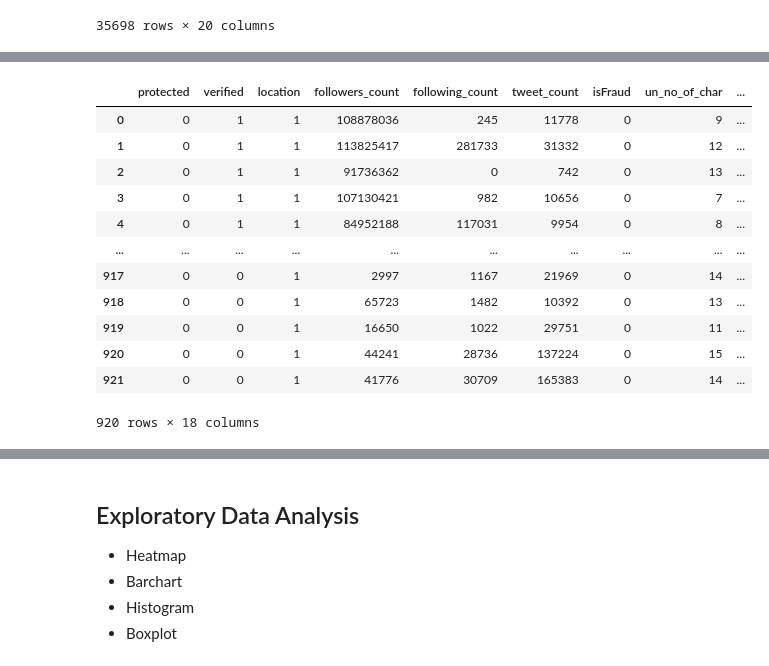
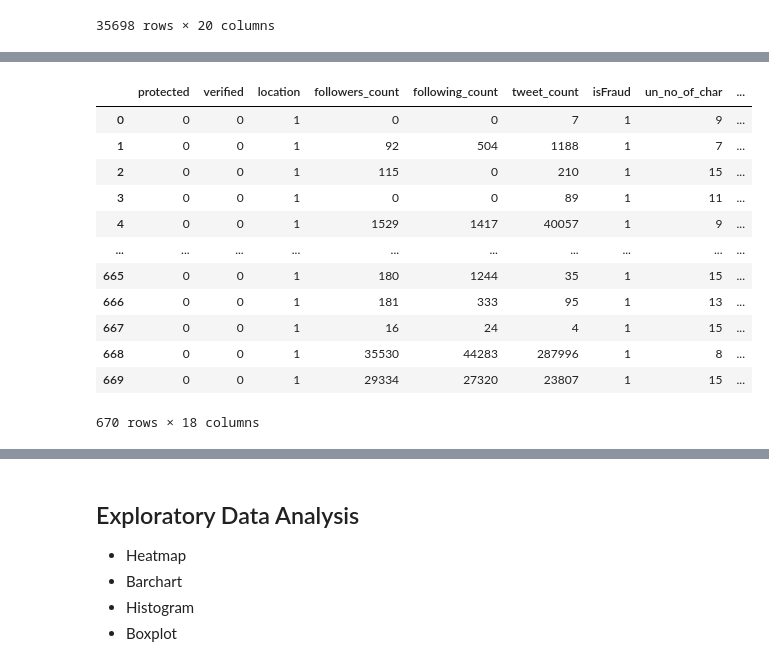
Before and after one commit to ShyamalSankar/BT4012, a Jupyter notebook: ETL + EDA (Features)/ETL + EDA (Features).ipynb, the cells around one changed output, grey strips where cells are left out. Saved outputs shown, nothing was run; the diff lists cells and outputs as text; code cells hidden in the pictures.

```diff
--- a/ETL + EDA (Features)/ETL + EDA (Features).ipynb
+++ b/ETL + EDA (Features)/ETL + EDA (Features).ipynb
@@ -25,8 +25,9 @@ from bs4 import BeautifulSoup
 warnings.filterwarnings("ignore")
 pd.set_option("display.max_columns", None)
 # %%
-df_tweets = pd.read_csv("../Dataset/Features/others_dataset.csv")
-df_celeb = pd.read_csv("../Dataset/Features/celeb_crawled.csv")
+df_tweets = pd.read_csv("others_dataset.csv")
+df_celeb = pd.read_csv("celeb_crawled.csv")
+df_bot = pd.read_csv("bots_crawled.csv")
 # %%
 df_tweets
 # %% [output]
@@ -85,6 +86,13 @@ def time(df):
     # df["created_time"] = df["created_at"].apply(lambda x : datetime.strptime(x, '%Y-%m-%dT%H:%M:%S.%f%z').date())
     # d1 = date(2022, 10, 8) # date we extracted these data
     df["account_age_in_days"] = df["created_at"].apply(lambda x : (date(2022, 10, 8) - datetime.strptime(x, '%Y-%m-%dT%H:%M:%S.%f%z').date()).days)
+    df["average_tweets_per_day"] = df["tweet_count"]/df["account_age_in_days"]
+    return df
+
+def time_bot(df):
+    # df["created_time"] = df["created_at"].apply(lambda x : datetime.strptime(x, '%Y-%m-%dT%H:%M:%S.%f%z').date())
+    # d1 = date(2022, 10, 8) # date we extracted these data
+    df["account_age_in_days"] = df["created_at"].apply(lambda x : (date(2022, 11, 15) - datetime.strptime(x, '%Y-%m-%dT%H:%M:%S.%f%z').date()).days)
     df["average_tweets_per_day"] = df["tweet_count"]/df["account_age_in_days"]
     return df
 
@@ -162,36 +170,31 @@ for var in int_var:
     df_tweets[var] = df_tweets[var].astype(int)
 # %%
 #df_tweets = time(df_tweets)
-df_celeb = account_type(df_celeb)
-df_celeb = username(df_celeb)
-df_celeb = name(df_celeb)
-df_celeb = description(df_celeb)
-df_celeb = location(df_celeb)
-df_celeb = time(df_celeb)
+df_bot["account_type"] = "bot"
+df_bot = account_type(df_bot)
+df_bot = username(df_bot)
+df_bot = name(df_bot)
+df_bot = description(df_bot)
+df_bot = location(df_bot)
+df_bot = time_bot(df_bot)
 # date = DateTransformer().fit_transform(df_tweets['created_at'])
 # date.head(10)
-
-pv_var = ["verified", "protected"]
-
-for var in pv_var:
-    df_celeb[var] = df_celeb[var].apply(convert_PV)
 
 boolean_var = ["verified", "location", "un_special_char", "un_uppercase",
                "name_special_char", "name_uppercase", "des_external_links",
                "has_description", "protected"]
 
 for var in boolean_var:
-    df_celeb[var] = df_celeb[var].apply(convert_TF)
+    df_bot[var] = df_bot[var].apply(convert_TF)
 
 int_var = ["followers_count", "following_count", "tweet_count"]
 
 for var in int_var:
-    df_celeb[var] = df_celeb[var].astype(int)
-
-df_celeb = df_celeb[df_celeb["followers_count"] != 0]
+    df_bot[var] = df_bot[var].astype(int)
 # %%
 new_df_tweets = df_tweets.drop(columns=["id", "created_at", "name", "username", "description", "url"])
-new_df_celeb = df_celeb.drop(columns=["id", "created_at", "name", "username", "description", "Unnamed: 0", "account_type", "average_tweets_per_day"])
+# new_df_celeb = df_celeb.drop(columns=["id", "created_at", "name", "username", "description", "Unnamed: 0", "account_type", "average_tweets_per_day"])
+new_df_bot = df_bot.drop(columns=["id", "created_at", "name", "username", "description", "Unnamed: 0", "account_type", "average_tweets_per_day"])
 # new_df_tweets = new_df_tweets.drop(columns=["tweet_count", "account_age_in_days"])
 # %%
 saved_df_tweets = new_df_tweets.drop(columns=["account_type"])
@@ -224,19 +227,19 @@ saved_df_tweets.describe()
 | 75% | 0.000000 | 0.000000 | 1.000000 | 1.058400e+04 | 9.440000e+02 | 1.904075e+04 | 1.000000 | 13.000000 | ... |
 | max | 1.000000 | 1.000000 | 1.000000 | 1.334895e+08 | 4.099498e+06 | 2.935091e+06 | 1.000000 | 15.000000 | ... |
 # %%
-new_df_celeb
+new_df_bot
 # %% [output]
 |  | protected | verified | location | followers_count | following_count | tweet_count | isFraud | un_no_of_char | ... |
-| 0 | 0 | 1 | 1 | 108878036 | 245 | 11778 | 0 | 9 | ... |
-| 1 | 0 | 1 | 1 | 113825417 | 281733 | 31332 | 0 | 12 | ... |
-| 2 | 0 | 1 | 1 | 91736362 | 0 | 742 | 0 | 13 | ... |
-| 3 | 0 | 1 | 1 | 107130421 | 982 | 10656 | 0 | 7 | ... |
-| 4 | 0 | 1 | 1 | 84952188 | 117031 | 9954 | 0 | 8 | ... |
+| 0 | 0 | 0 | 1 | 0 | 0 | 7 | 1 | 9 | ... |
+| 1 | 0 | 0 | 1 | 92 | 504 | 1188 | 1 | 7 | ... |
+| 2 | 0 | 0 | 1 | 115 | 0 | 210 | 1 | 15 | ... |
+| 3 | 0 | 0 | 1 | 0 | 0 | 89 | 1 | 11 | ... |
+| 4 | 0 | 0 | 1 | 1529 | 1417 | 40057 | 1 | 9 | ... |
 | ... | ... | ... | ... | ... | ... | ... | ... | ... | ... |
-| 917 | 0 | 0 | 1 | 2997 | 1167 | 21969 | 0 | 14 | ... |
-| 918 | 0 | 0 | 1 | 65723 | 1482 | 10392 | 0 | 13 | ... |
-| 919 | 0 | 0 | 1 | 16650 | 1022 | 29751 | 0 | 11 | ... |
-| 920 | 0 | 0 | 1 | 44241 | 28736 | 137224 | 0 | 15 | ... |
-| 921 | 0 | 0 | 1 | 41776 | 30709 | 165383 | 0 | 14 | ... |
+| 665 | 0 | 0 | 1 | 180 | 1244 | 35 | 1 | 15 | ... |
+| 666 | 0 | 0 | 1 | 181 | 333 | 95 | 1 | 13 | ... |
+| 667 | 0 | 0 | 1 | 16 | 24 | 4 | 1 | 15 | ... |
+| 668 | 0 | 0 | 1 | 35530 | 44283 | 287996 | 1 | 8 | ... |
+| 669 | 0 | 0 | 1 | 29334 | 27320 | 23807 | 1 | 15 | ... |
-920 rows × 18 columns
+670 rows × 18 columns
 # %%
```
Also changed, not shown: parts of 4 cells of this notebook, 15 other files.
